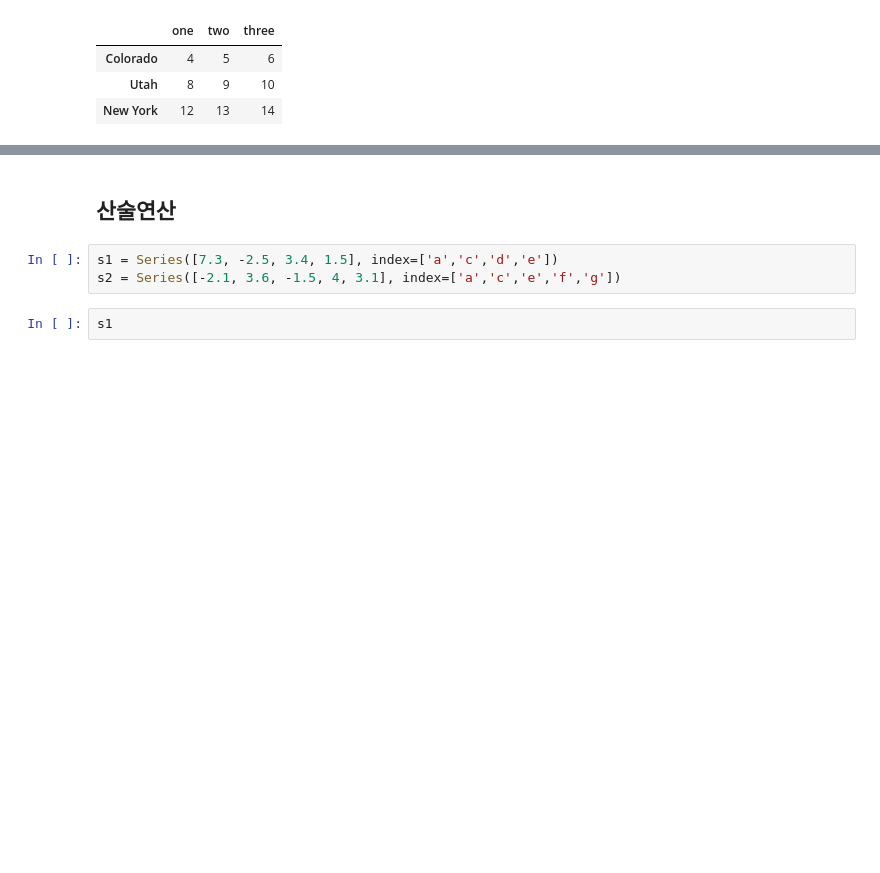
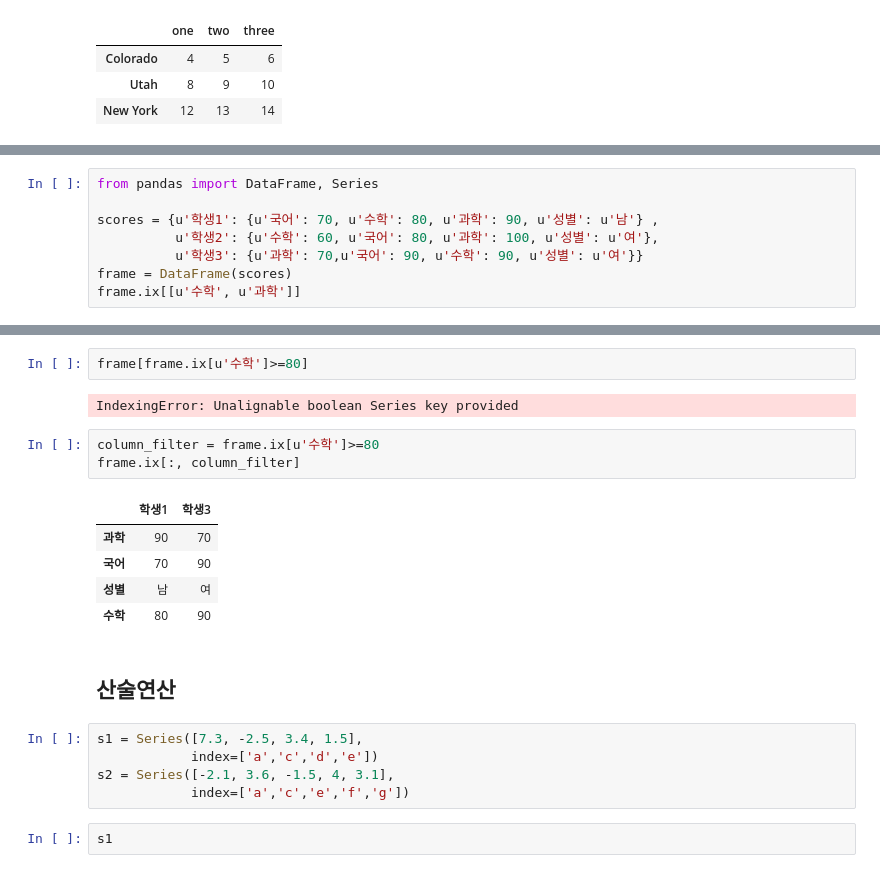
Before and after one commit to lseongjoo/bigpy, a Jupyter notebook: pandas.ipynb, the cells around one changed output, grey strips where cells are left out. Drawn from its saved outputs; the diff is of its cells as text; blank space fills up the shorter version.

```diff
--- a/pandas.ipynb
+++ b/pandas.ipynb
@@ -1038,0 +1110,8 @@ data.ix[data.three > 5, :3]
+# %%
+from pandas import DataFrame, Series
+
+scores = {u'학생1': {u'국어': 70, u'수학': 80, u'과학': 90, u'성별': u'남'} ,
+          u'학생2': {u'수학': 60, u'국어': 80, u'과학': 100, u'성별': u'여'},
+          u'학생3': {u'과학': 70,u'국어': 90, u'수학': 90, u'성별': u'여'}}
+frame = DataFrame(scores)
+frame.ix[[u'수학', u'과학']]
@@ -1039,8 +1129,23 @@ data.ix[data.three > 5, :3]
+# %%
+frame[frame.ix[u'수학']>=80]
+# %% [output]
+IndexingError: Unalignable boolean Series key provided
+# %%
+column_filter = frame.ix[u'수학']>=80
+frame.ix[:, column_filter]
+# %% [output]
+|  | 학생1 | 학생3 |
+| 과학 | 90 | 70 |
+| 국어 | 70 | 90 |
+| 성별 | 남 | 여 |
+| 수학 | 80 | 90 |
 # %% [markdown]
 ## 산술연산
 # %%
-s1 = Series([7.3, -2.5, 3.4, 1.5], index=['a','c','d','e'])
-s2 = Series([-2.1, 3.6, -1.5, 4, 3.1], index=['a','c','e','f','g'])
+s1 = Series([7.3, -2.5, 3.4, 1.5],
+            index=['a','c','d','e'])
+s2 = Series([-2.1, 3.6, -1.5, 4, 3.1],
+            index=['a','c','e','f','g'])
 # %%
 s1
 # %% [output]
```
Also changed, not shown: parts of 76 cells of this notebook, 4 other files.
